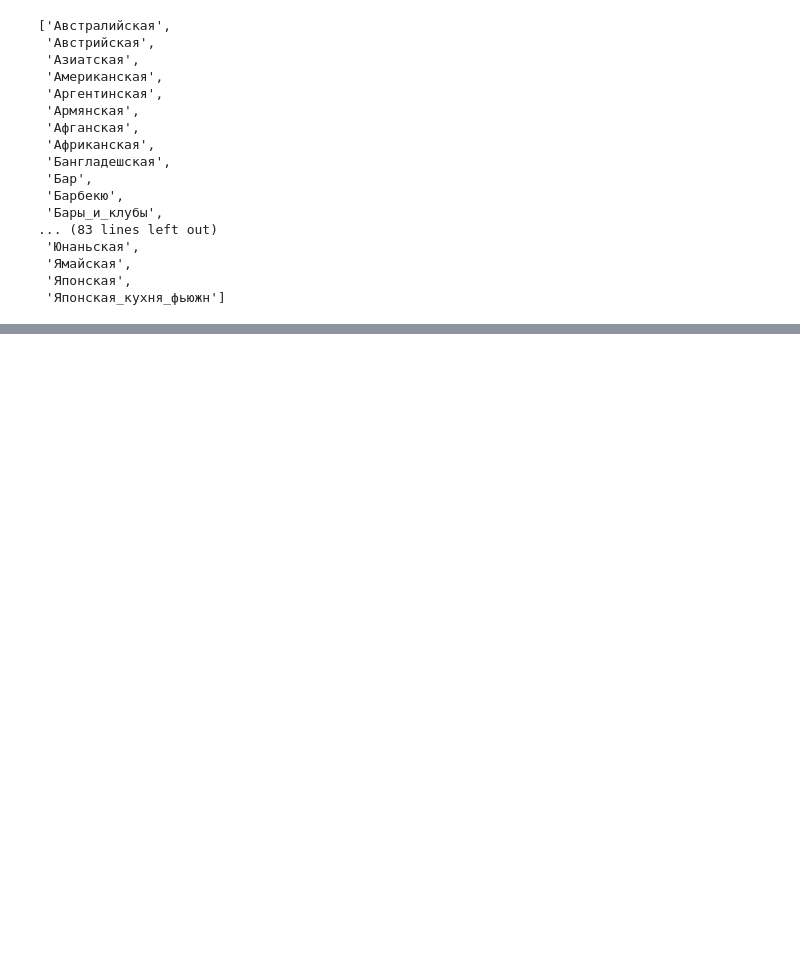
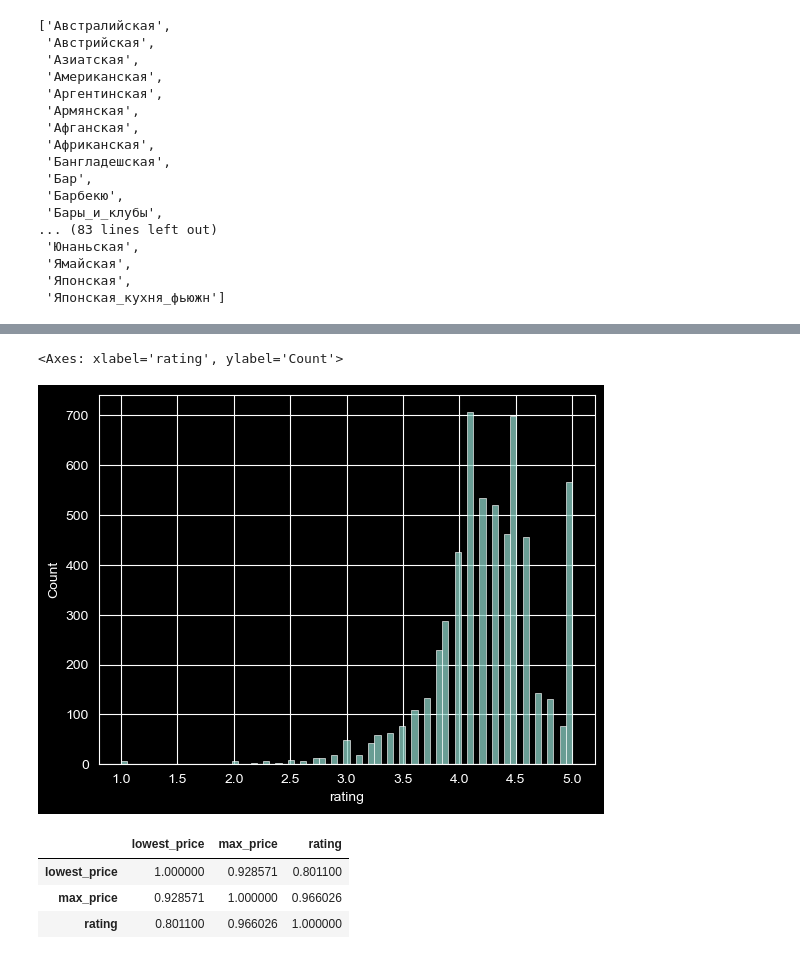
Before and after one commit to psycndr/HSE-SMADIMO-GP2-TEAM14, a Jupyter notebook: EDA.ipynb, the cells around one changed output, grey strips where cells are left out. Cells and saved outputs as stored; diff of their text form; code cells hidden in the pictures; blank space fills up the shorter version.

Commit message:
Добавлен heatmap корреляции между ценами в заведении и рейтингом. Добавлен графика распределения оценок заведения.

```diff
--- a/EDA.ipynb
+++ b/EDA.ipynb
@@ -85,0 +98,5 @@ df
+# %%
+sns.histplot(data=df, x='rating')
+# %% [output]
+<Axes: xlabel='rating', ylabel='Count'>
+[figure, added]
@@ -85,0 +105,8 @@ df
+# %%
+corr_df = pivot_rating.corr()
+corr_df
+# %% [output]
+|  | lowest_price | max_price | rating |
+| lowest_price | 1.000000 | 0.928571 | 0.801100 |
+| max_price | 0.928571 | 1.000000 | 0.966026 |
+| rating | 0.801100 | 0.966026 | 1.000000 |
```
Also changed, not shown: parts of 9 cells of this notebook.
